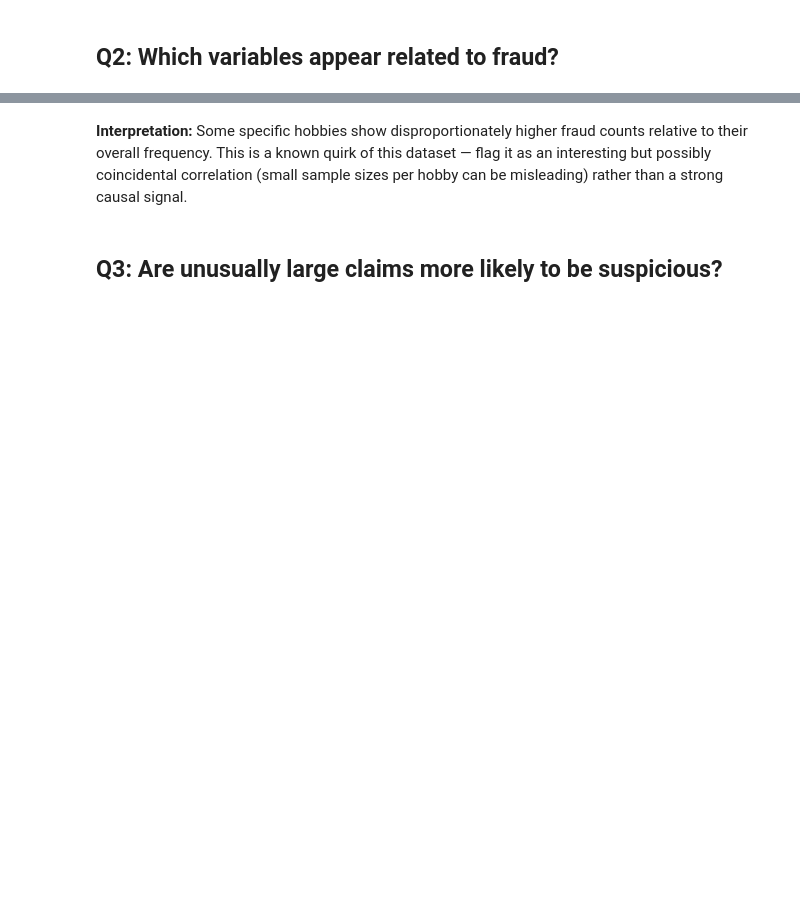
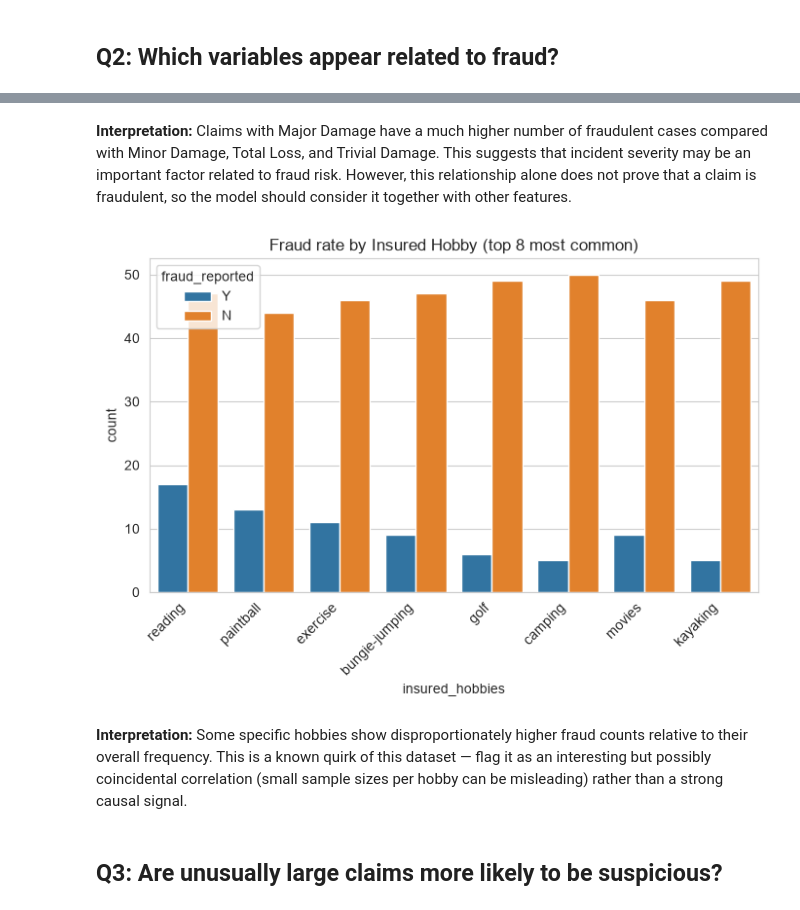
Before and after one commit to deedpak/insurance-claim-risk, a Jupyter notebook: notebooks/02_eda.ipynb, the cells around one changed output, grey strips where cells are left out. Cells and saved outputs as stored; diff of their text form; code cells hidden in the pictures; blank space fills up the shorter version.

```diff
--- a/notebooks/02_eda.ipynb
+++ b/notebooks/02_eda.ipynb
@@ -17,5 +52,15 @@ plt.figure(figsize=(7,5))sns.countplot(data=df, x='incident_severity', hue='frau
+# %% [markdown]
+**Interpretation:** Claims with Major Damage have a much higher number of fraudulent cases compared with Minor Damage, Total Loss, and Trivial Damage. This suggests that incident severity may be an important factor related to fraud risk. However, this relationship alone does not prove that a claim is fraudulent, so the model should consider it together with other features.
 # %%
-plt.figure(figsize=(7,5))sns.countplot(data=df, x='insured_hobbies', hue='fraud_reported',              order=df['insured_hobbies'].value_counts().index[:8])plt.title('Fraud rate by Insured Hobby (top 8 most common)')plt.xticks(rotation=45, ha='right')plt.tight_layout()plt.show()
+plt.figure(figsize=(7,5))
+sns.countplot(data=df, x='insured_hobbies', hue='fraud_reported',
+              order=df['insured_hobbies'].value_counts().index[:8])
+plt.title('Fraud rate by Insured Hobby (top 8 most common)')
+plt.xticks(rotation=45, ha='right')
+plt.tight_layout()
+plt.show()
+# %% [output]
+[figure, added]
 # %% [markdown]
 **Interpretation:** Some specific hobbies show disproportionately higher fraud counts relative to their overall frequency. This is a known quirk of this dataset — flag it as an interesting but possibly coincidental correlation (small sample sizes per hobby can be misleading) rather than a strong causal signal.
 # %% [markdown]
```
Also changed, not shown: parts of 16 cells of this notebook, 1 other file.
